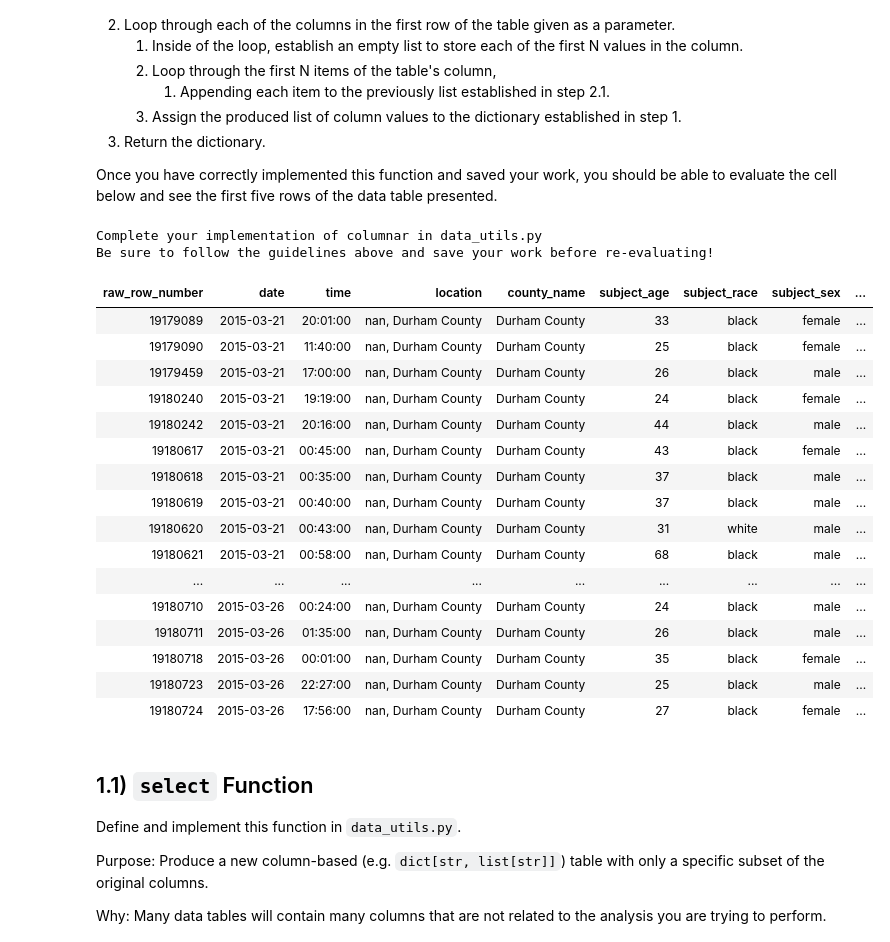
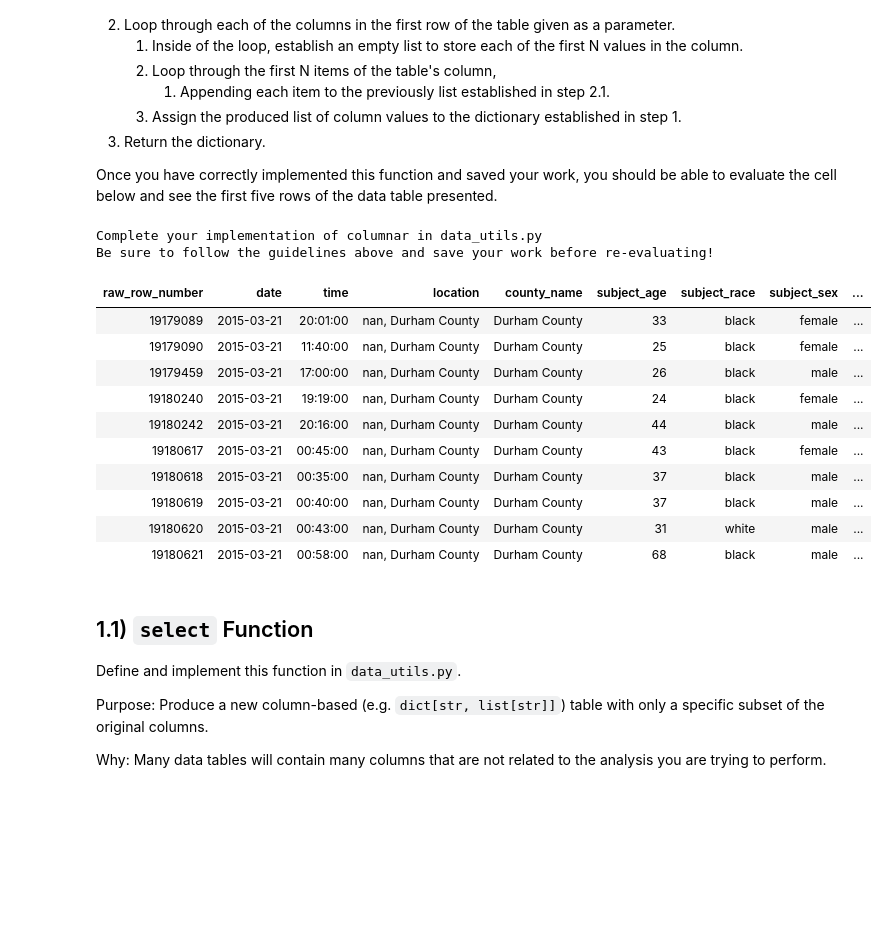
Before and after one commit to KeonM/comp110-22s-workspace, a Jupyter notebook: exercises/ex07/data_wrangling.ipynb, the cells around one changed output. Cells and saved outputs as stored; diff of their text form; code cells hidden in the pictures; blank space fills up the shorter version.

```diff
--- a/exercises/ex07/data_wrangling.ipynb
+++ b/exercises/ex07/data_wrangling.ipynb
@@ -176,33 +176,27 @@ Once you have correctly implemented this function and saved your work, you shoul
 # %%
 from data_utils import head
 
-data_cols_head: dict[str, list[str]] = head(data_cols, 4999999999999)
+data_cols_head: dict[str, list[str]] = head(data_cols, 10)
 
 if len(data_cols_head.keys()) != len(data_cols.keys()) or len(data_cols_head["subject_age"]) != 5:
     print("Complete your implementation of columnar in data_utils.py")
     print("Be sure to follow the guidelines above and save your work before re-evaluating!")
 
 tabulate(data_cols_head, data_cols_head.keys(), "html")
 # %% [output]
 Complete your implementation of columnar in data_utils.py
 Be sure to follow the guidelines above and save your work before re-evaluating!
 | raw_row_number | date | time | location | county_name | subject_age | subject_race | subject_sex | ... |
 | 19179089 | 2015-03-21 | 20:01:00 | nan, Durham County | Durham County | 33 | black | female | ... |
 | 19179090 | 2015-03-21 | 11:40:00 | nan, Durham County | Durham County | 25 | black | female | ... |
 | 19179459 | 2015-03-21 | 17:00:00 | nan, Durham County | Durham County | 26 | black | male | ... |
 | 19180240 | 2015-03-21 | 19:19:00 | nan, Durham County | Durham County | 24 | black | female | ... |
 | 19180242 | 2015-03-21 | 20:16:00 | nan, Durham County | Durham County | 44 | black | male | ... |
 | 19180617 | 2015-03-21 | 00:45:00 | nan, Durham County | Durham County | 43 | black | female | ... |
 | 19180618 | 2015-03-21 | 00:35:00 | nan, Durham County | Durham County | 37 | black | male | ... |
 | 19180619 | 2015-03-21 | 00:40:00 | nan, Durham County | Durham County | 37 | black | male | ... |
 | 19180620 | 2015-03-21 | 00:43:00 | nan, Durham County | Durham County | 31 | white | male | ... |
 | 19180621 | 2015-03-21 | 00:58:00 | nan, Durham County | Durham County | 68 | black | male | ... |
-| ... | ... | ... | ... | ... | ... | ... | ... | ... |
-| 19180710 | 2015-03-26 | 00:24:00 | nan, Durham County | Durham County | 24 | black | male | ... |
-| 19180711 | 2015-03-26 | 01:35:00 | nan, Durham County | Durham County | 26 | black | male | ... |
-| 19180718 | 2015-03-26 | 00:01:00 | nan, Durham County | Durham County | 35 | black | female | ... |
-| 19180723 | 2015-03-26 | 22:27:00 | nan, Durham County | Durham County | 25 | black | male | ... |
-| 19180724 | 2015-03-26 | 17:56:00 | nan, Durham County | Durham County | 27 | black | female | ... |
 # %% [markdown]
 ## 1.1) `select` Function
 
```
Also changed, not shown: parts of 4 cells of this notebook, 5 other files.
